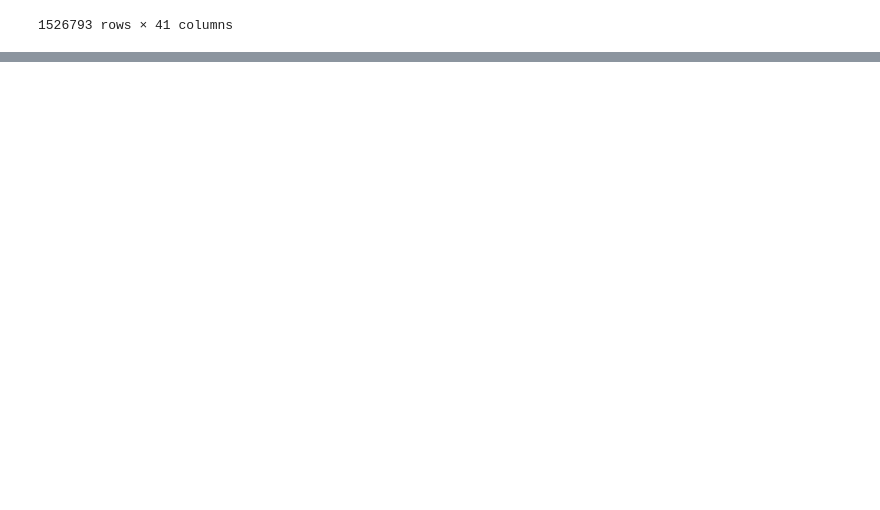
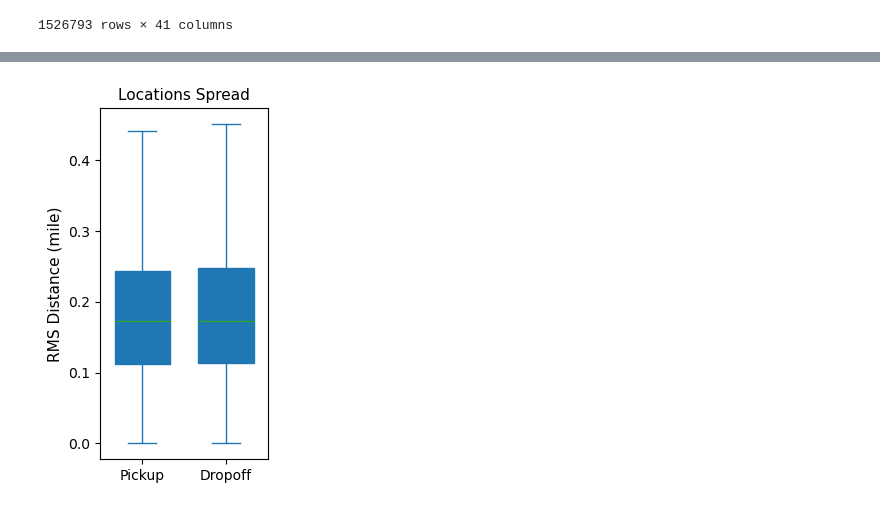
Before and after one commit to calebclayreagor/nyc-taxi-efficiency, a Jupyter notebook: notebooks/01_clustering.ipynb, the cells around one changed output, grey strips where cells are left out. Drawn from its saved outputs; the diff is of its cells as text; code cells hidden in the pictures; blank space fills up the shorter version.

```diff
--- a/notebooks/01_clustering.ipynb
+++ b/notebooks/01_clustering.ipynb
@@ -188,0 +202,17 @@ Std of dropoff times [minutes] (mean) = 4.9277030590236155
+# %%
+# plot RMS distance of pickups, dropoffs
+fig, ax = plt.subplots(1, 1, figsize = (2.5, 4.25))
+rmsd_xy01 = pd.concat((res['rmsd_xy0'], res['rmsd_xy1']), axis = 1)
+rmsd_xy01.columns = ['Pickup', 'Dropoff']
+rmsd_xy01.plot(
+    kind = 'box',
+    widths = .66,
+    showfliers = False,
+    patch_artist = True,
+    ax = ax)
+ax.set_title('Locations Spread', size = 11)
+ax.set_ylabel('RMS Distance (mile)', size = 11)
+plt.tight_layout()
+plt.show()
+# %% [output]
+[figure, added]
```
Also changed, not shown: parts of 15 cells of this notebook, 2 other files.
